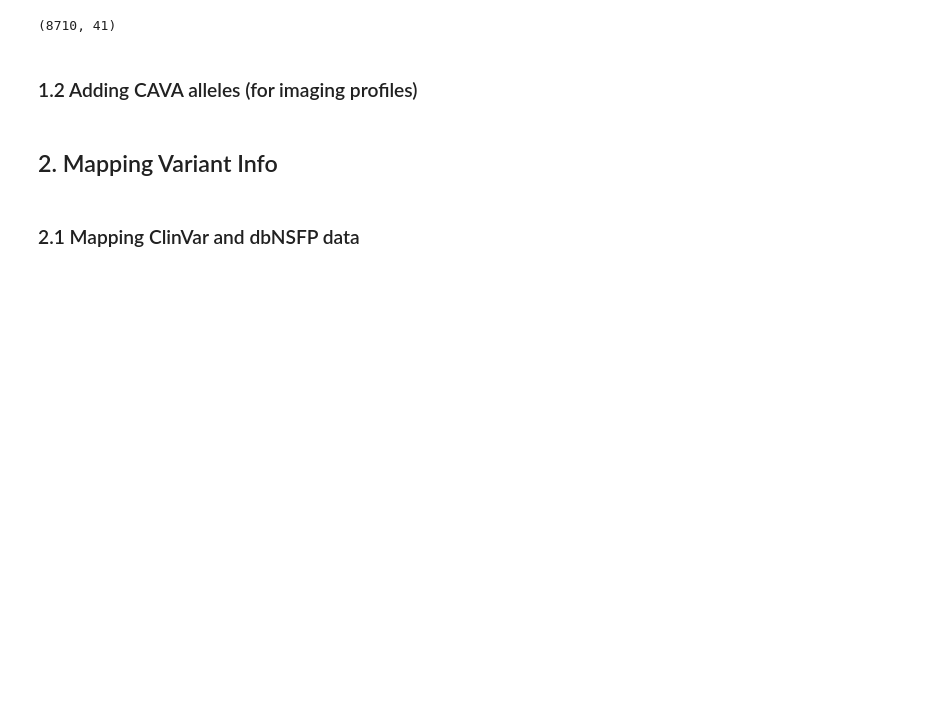
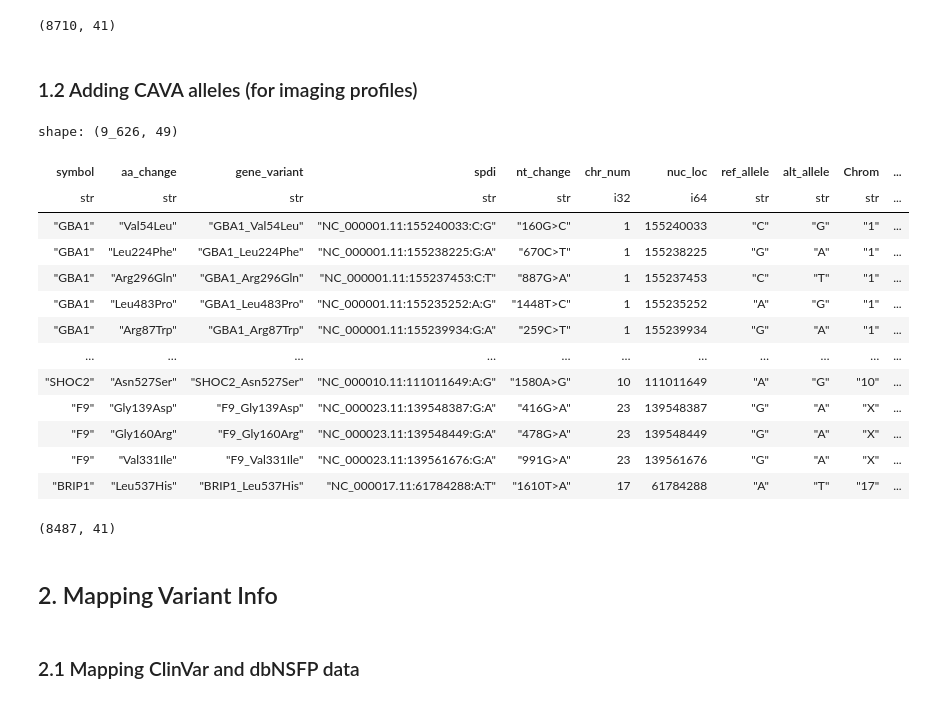
Before and after one commit to broadinstitute/2025_laval_submitted, a Jupyter notebook: 1_allele_collection/2_analysis/1_mapping_feat2var.ipynb, the cells around one changed output. Cells and saved outputs as stored; diff of their text form; code cells hidden in the pictures; blank space fills up the shorter version.

```diff
--- a/1_allele_collection/2_analysis/1_mapping_feat2var.ipynb
+++ b/1_allele_collection/2_analysis/1_mapping_feat2var.ipynb
@@ -157,30 +144,70 @@ varchamp_seq_df.shape
 # %% [markdown]
 ### 1.2 Adding CAVA alleles (for imaging profiles)
 # %%
+def map_chr(num):
+    if num == 23:
+        return "X"
+    elif num == 24:
+        return "Y"
+    elif num == 12920:
+        return "MT"
+    else:
+        return str(num)
+
+key_mut_info_cols = [
+    "symbol", "aa_change", "gene_variant", "spdi", "nt_change", "chr_num", "nuc_loc", "ref_allele", "alt_allele",
+    "Chrom", "ensembl_gene_id", "orf_id", "mut_id", "ccsb_mutation_id", "ccsb_allele_id", "seq", "seq_aa"
+]
 ## Loading the corrected variant collection files provided by Tong with CAVA allele set
-varchamp_w_seq_df = pl.read_csv("../1_inputs/seq_confirmation_results/varchamp_seq_confirm_alleles_clinvar_gnomad_with_seq_081225.tsv", separator="\t")
-varchamp_w_seq_df = varchamp_w_seq_df.join(
+varchamp_w_seq_df = pl.read_csv("../1_inputs/seq_confirmation_results/varchamp_seq_confirm_alleles_clinvar_gnomad_seq_20251205.tsv.gz", separator="\t")
+varchamp_w_seq_df = varchamp_w_seq_df.filter(
+    pl.col("ccsb_mutation_id").is_not_null()
+).join(
     varchamp_seq_df.select(
         ["ccsb_mutation_id"]+[col for col in varchamp_seq_df.columns if col not in varchamp_w_seq_df.columns]
     ),
     on="ccsb_mutation_id",
     how="left"
 ).with_columns(
     pl.col("spdi").str.extract(r"NC_0*([0-9]+)", 1).cast(pl.Int32).alias("chr_num"),
     pl.col("spdi").str.split(":").list.get(1).str.strip_chars().cast(pl.Int64).alias("nuc_loc"),
     pl.col("spdi").str.split(":").list.get(2).str.strip_chars().alias("ref_allele"),
     pl.col("spdi").str.split(":").list.get(3).str.strip_chars().alias("alt_allele"),
     pl.col('symbol').str.replace_all(r'[^a-zA-Z0-9-]', '').alias('symbol'),
     pl.col('aa_change').str.replace_all(r'[^a-zA-Z0-9-]', '').alias('aa_change')
 ).with_columns(
     pl.col("chr_num")
     .map_elements(map_chr, return_dtype=pl.String)
     .str.strip_chars()
     .alias("Chrom"),
     pl.concat_str([pl.col("symbol"), pl.col("aa_change")], separator="_").alias("gene_variant")
 )
+
+## re-arrange columns
+varchamp_w_seq_df = varchamp_w_seq_df.select(
+    pl.col(key_mut_info_cols+[c for c in varchamp_w_seq_df.columns if c not in key_mut_info_cols])
+)
+# varchamp_w_seq_df.write_csv("../3_outputs/VarChAMP_Allele_Collection_1Perc.tsv", separator="\t")
 varchamp_w_seq_df
-# varchamp_w_seq_df.write_csv("../3_outputs/VarChAMP_Allele_Collection_1Perc.tsv", separator="\t")
+# %% [output]
+shape: (9_626, 49)
+| symbol | aa_change | gene_variant | spdi | nt_change | chr_num | nuc_loc | ref_allele | alt_allele | Chrom | ... |
+| str | str | str | str | str | i32 | i64 | str | str | str | ... |
+| "GBA1" | "Val54Leu" | "GBA1_Val54Leu" | "NC_000001.11:155240033:C:G" | "160G>C" | 1 | 155240033 | "C" | "G" | "1" | ... |
+| "GBA1" | "Leu224Phe" | "GBA1_Leu224Phe" | "NC_000001.11:155238225:G:A" | "670C>T" | 1 | 155238225 | "G" | "A" | "1" | ... |
+| "GBA1" | "Arg296Gln" | "GBA1_Arg296Gln" | "NC_000001.11:155237453:C:T" | "887G>A" | 1 | 155237453 | "C" | "T" | "1" | ... |
+| "GBA1" | "Leu483Pro" | "GBA1_Leu483Pro" | "NC_000001.11:155235252:A:G" | "1448T>C" | 1 | 155235252 | "A" | "G" | "1" | ... |
+| "GBA1" | "Arg87Trp" | "GBA1_Arg87Trp" | "NC_000001.11:155239934:G:A" | "259C>T" | 1 | 155239934 | "G" | "A" | "1" | ... |
+| … | … | … | … | … | … | … | … | … | … | ... |
+| "SHOC2" | "Asn527Ser" | "SHOC2_Asn527Ser" | "NC_000010.11:111011649:A:G" | "1580A>G" | 10 | 111011649 | "A" | "G" | "10" | ... |
+| "F9" | "Gly139Asp" | "F9_Gly139Asp" | "NC_000023.11:139548387:G:A" | "416G>A" | 23 | 139548387 | "G" | "A" | "X" | ... |
+| "F9" | "Gly160Arg" | "F9_Gly160Arg" | "NC_000023.11:139548449:G:A" | "478G>A" | 23 | 139548449 | "G" | "A" | "X" | ... |
+| "F9" | "Val331Ile" | "F9_Val331Ile" | "NC_000023.11:139561676:G:A" | "991G>A" | 23 | 139561676 | "G" | "A" | "X" | ... |
+| "BRIP1" | "Leu537His" | "BRIP1_Leu537His" | "NC_000017.11:61784288:A:T" | "1610T>A" | 17 | 61784288 | "A" | "T" | "17" | ... |
+# %%
+varchamp_seq_df.unique("ccsb_mutation_id").shape
+# %% [output]
+(8487, 41)
 # %% [markdown]
 ## 2. Mapping Variant Info
 # %% [markdown]
```
Also changed, not shown: parts of 3 cells of this notebook, 16 other files.
